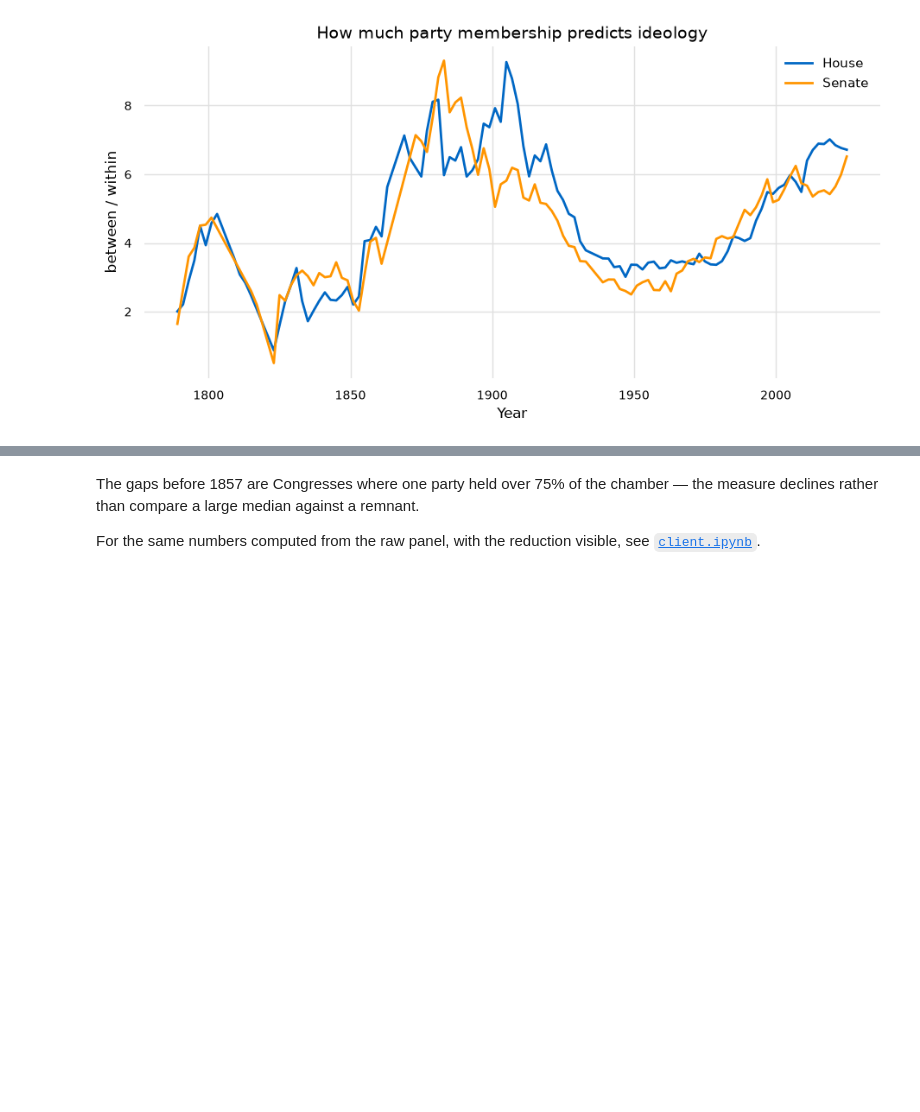
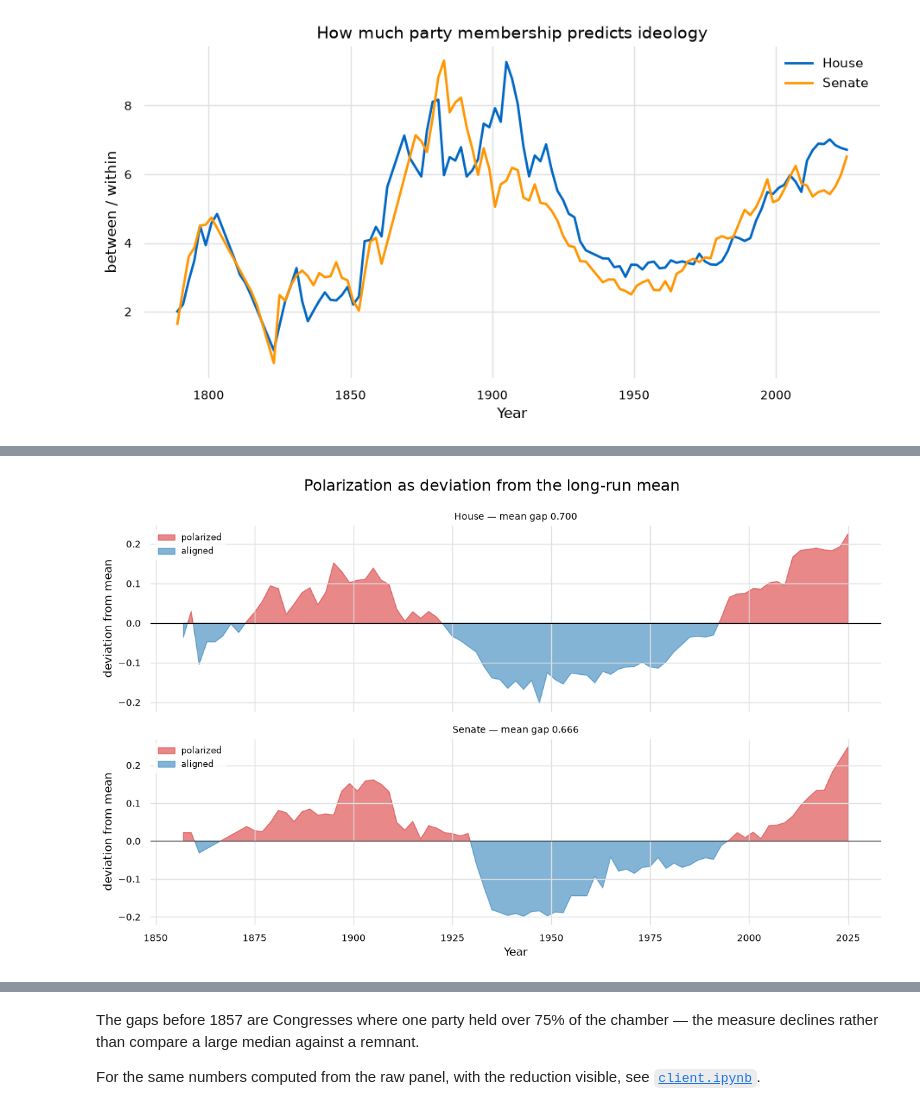
Before and after one commit to glyfish/meida, a Jupyter notebook: notebooks/voteview/walkthrough.ipynb, the cells around one changed output, grey strips where cells are left out. Drawn from its saved outputs; the diff is of its cells as text; code cells hidden in the pictures; blank space fills up the shorter version.

```diff
--- a/notebooks/voteview/walkthrough.ipynb
+++ b/notebooks/voteview/walkthrough.ipynb
@@ -119,0 +133,25 @@ plot_group([house, senate], ["House", "Senate"],
+# %%
+import numpy
+
+gaps = {"House": await get_series("voteview/median_gap/house"),
+        "Senate": await get_series("voteview/median_gap/senate")}
+
+figure, axes = pyplot.subplots(2, 1, figsize=(12, 7.5), sharex=True)
+for axis, (chamber, record) in zip(axes, gaps.items()):
+    years, values = to_arrays(record)
+    deviation = values - values.mean()
+
+    axis.fill_between(years, deviation, 0, where=deviation >= 0, color="tab:red",
+                      alpha=0.55, interpolate=True, label="polarized")
+    axis.fill_between(years, deviation, 0, where=deviation <= 0, color="tab:blue",
+                      alpha=0.55, interpolate=True, label="aligned")
+    axis.axhline(0, color="black", lw=0.8)
+    axis.set_ylabel("deviation from mean")
+    axis.set_title(f"{chamber} — mean gap {values.mean():.3f}", fontsize=10)
+    axis.legend(loc="upper left", fontsize=9)
+
+axes[-1].set_xlabel("Year")
+figure.suptitle("Polarization as deviation from the long-run mean")
+figure.tight_layout()
+# %% [output]
+[figure, added]
```
Also changed, not shown: parts of 2 cells of this notebook, 1 other file.
